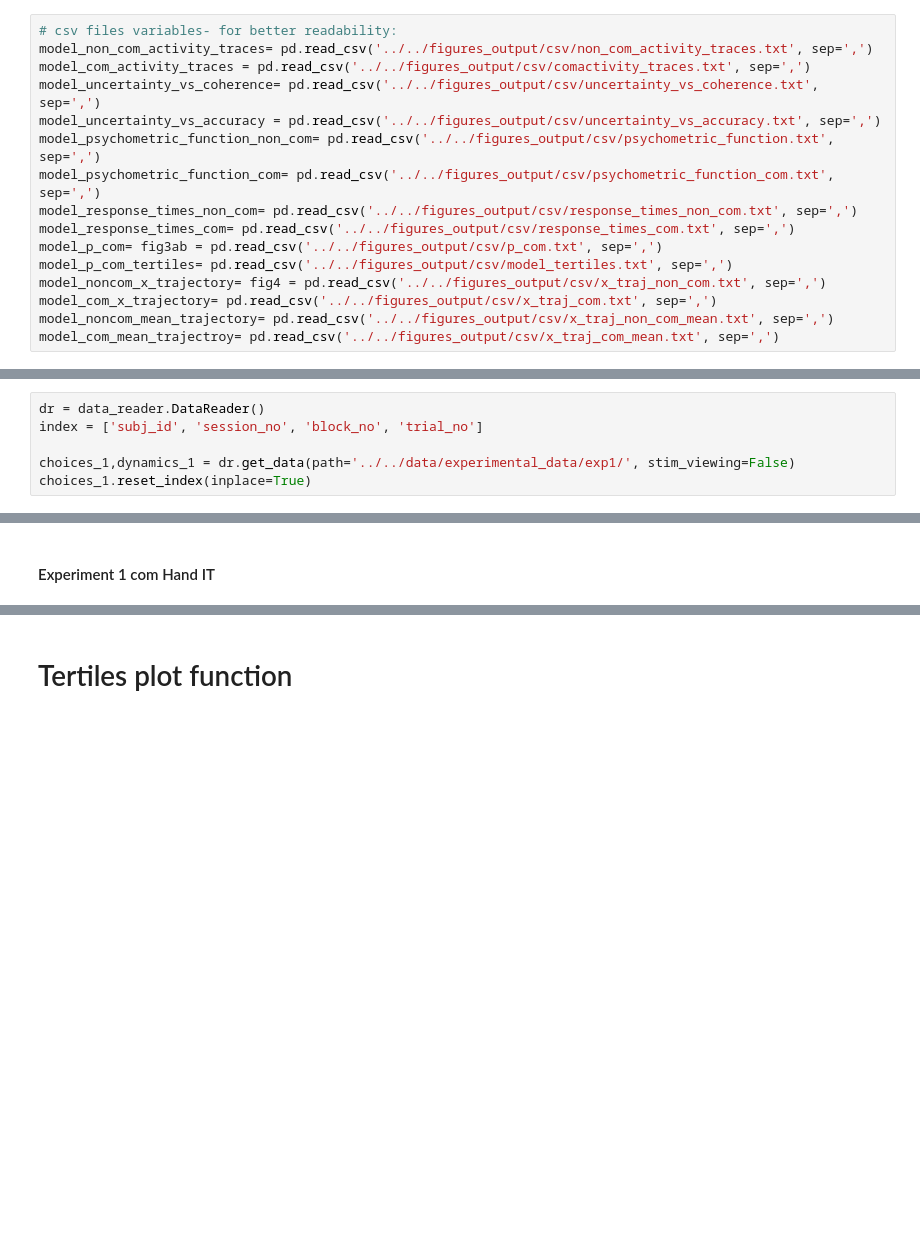
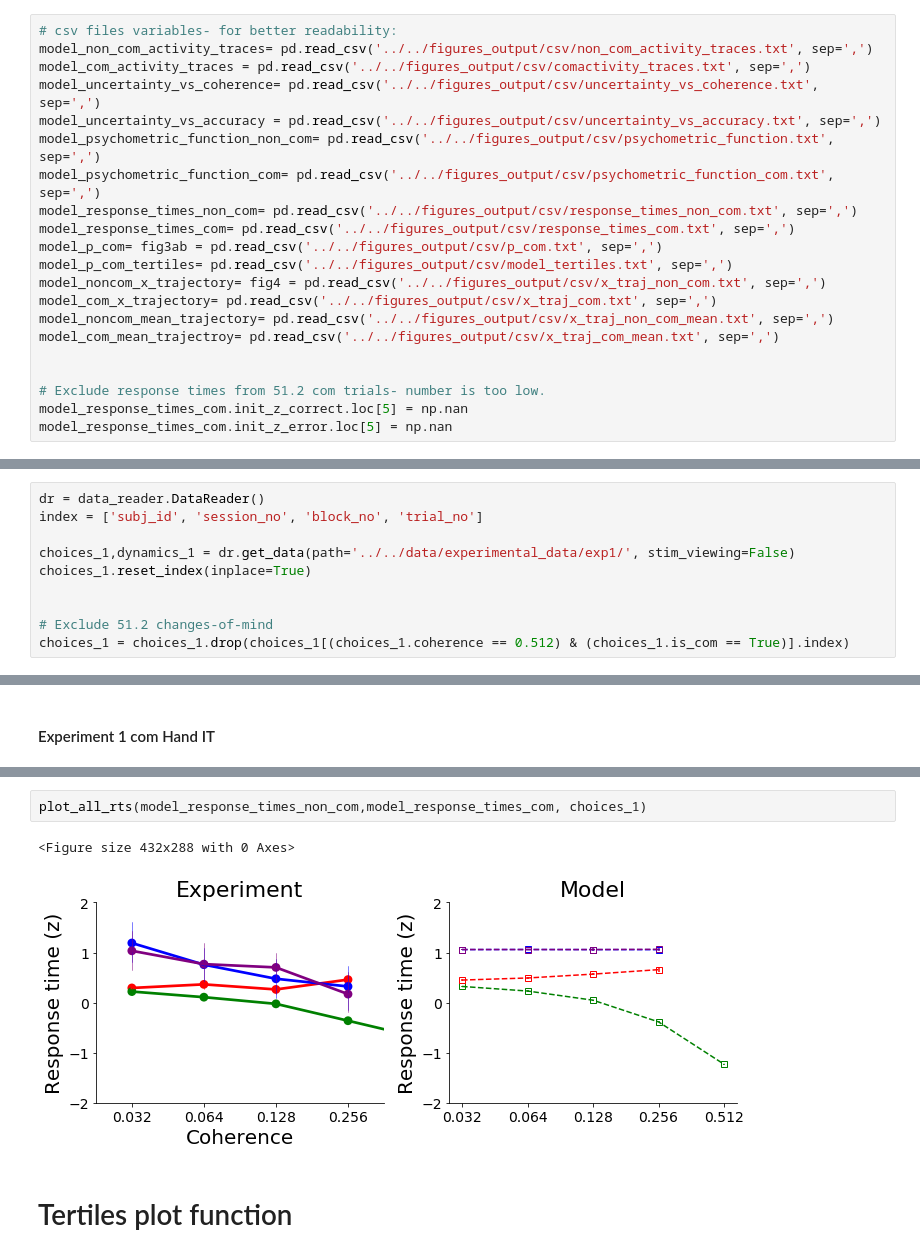
Before and after one commit to nidstigator/com_fixed_duration, a Jupyter notebook: plotting_code/notebooks/model_exp_sidebyside.ipynb, the cells around one changed output, grey strips where cells are left out. Cells and saved outputs as stored; diff of their text form; blank space fills up the shorter version.

Commit message:
plotting non-com/com RTs on same plot. Minor fixes for other RT plotting functions

```diff
--- a/plotting_code/notebooks/model_exp_sidebyside.ipynb
+++ b/plotting_code/notebooks/model_exp_sidebyside.ipynb
@@ -37,6 +37,11 @@ model_noncom_x_trajectory= fig4 = pd.read_csv('../../figures_output/csv/x_traj_n
 model_com_x_trajectory= pd.read_csv('../../figures_output/csv/x_traj_com.txt', sep=',')
 model_noncom_mean_trajectory= pd.read_csv('../../figures_output/csv/x_traj_non_com_mean.txt', sep=',')
 model_com_mean_trajectroy= pd.read_csv('../../figures_output/csv/x_traj_com_mean.txt', sep=',')
+
+
+# Exclude response times from 51.2 com trials- number is too low.
+model_response_times_com.init_z_correct.loc[5] = np.nan
+model_response_times_com.init_z_error.loc[5] = np.nan
 # %% [markdown]
 ### Set this to a custom path if you want to save figures elsewhere
 # %%
@@ -50,6 +55,10 @@ index = ['subj_id', 'session_no', 'block_no', 'trial_no']
 
 choices_1,dynamics_1 = dr.get_data(path='../../data/experimental_data/exp1/', stim_viewing=False)
 choices_1.reset_index(inplace=True)
+
+
+# Exclude 51.2 changes-of-mind
+choices_1 = choices_1.drop(choices_1[(choices_1.coherence == 0.512) & (choices_1.is_com == True)].index)
 # %% [markdown]
 ### Model architecture
 # %%
@@ -451,3 +518,8 @@ plot_var_exp_model(model_response_times_com,choices_1, 'Exp. 1', 'mouse_IT_z', T
+# %%
+plot_all_rts(model_response_times_non_com,model_response_times_com, choices_1)
+# %% [output]
+<Figure size 432x288 with 0 Axes>
+[figure, added]
 # %% [markdown]
 # Tertiles plot function
 # %%
```
Also changed, not shown: parts of 4 cells of this notebook, 1 other file.
